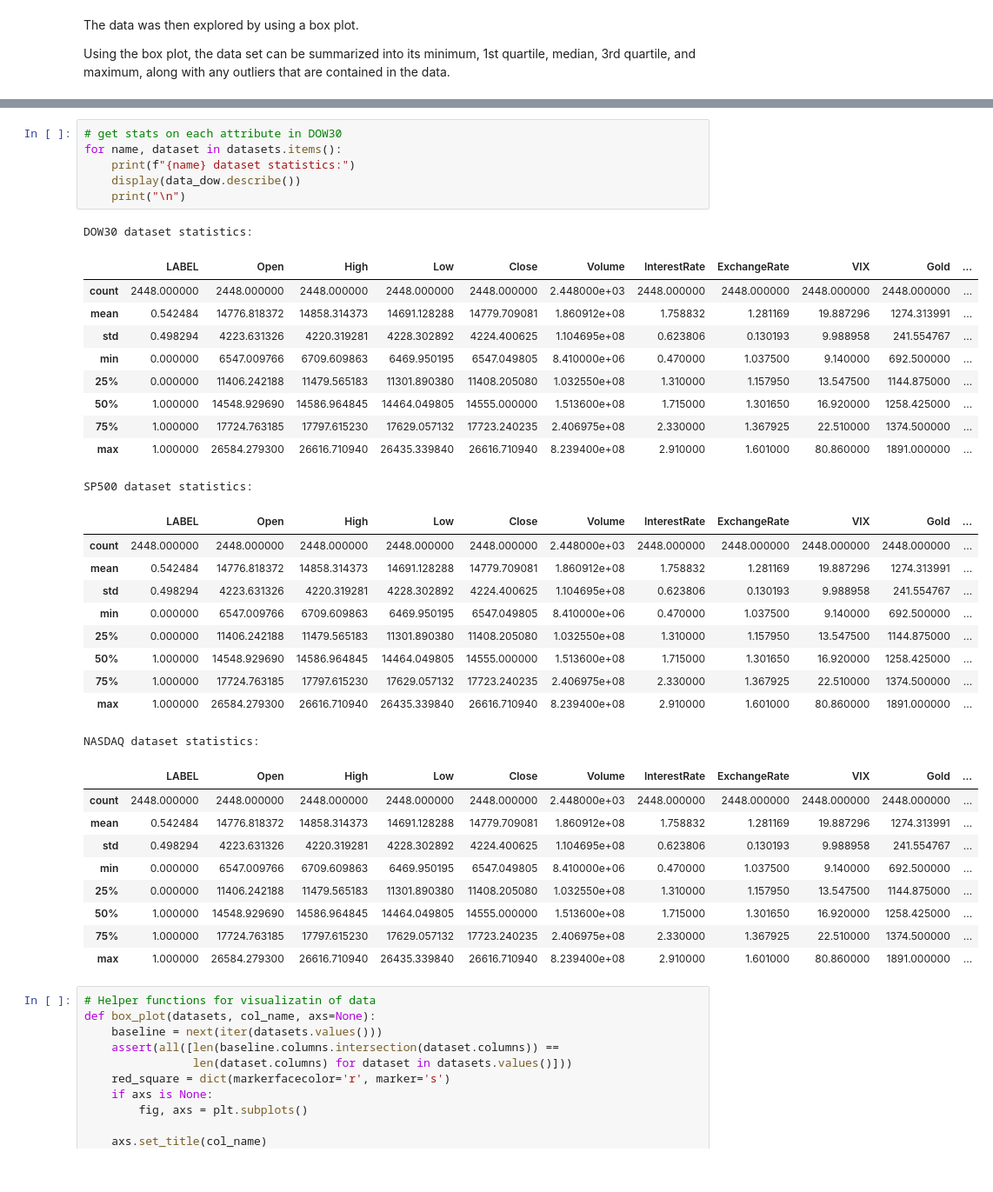
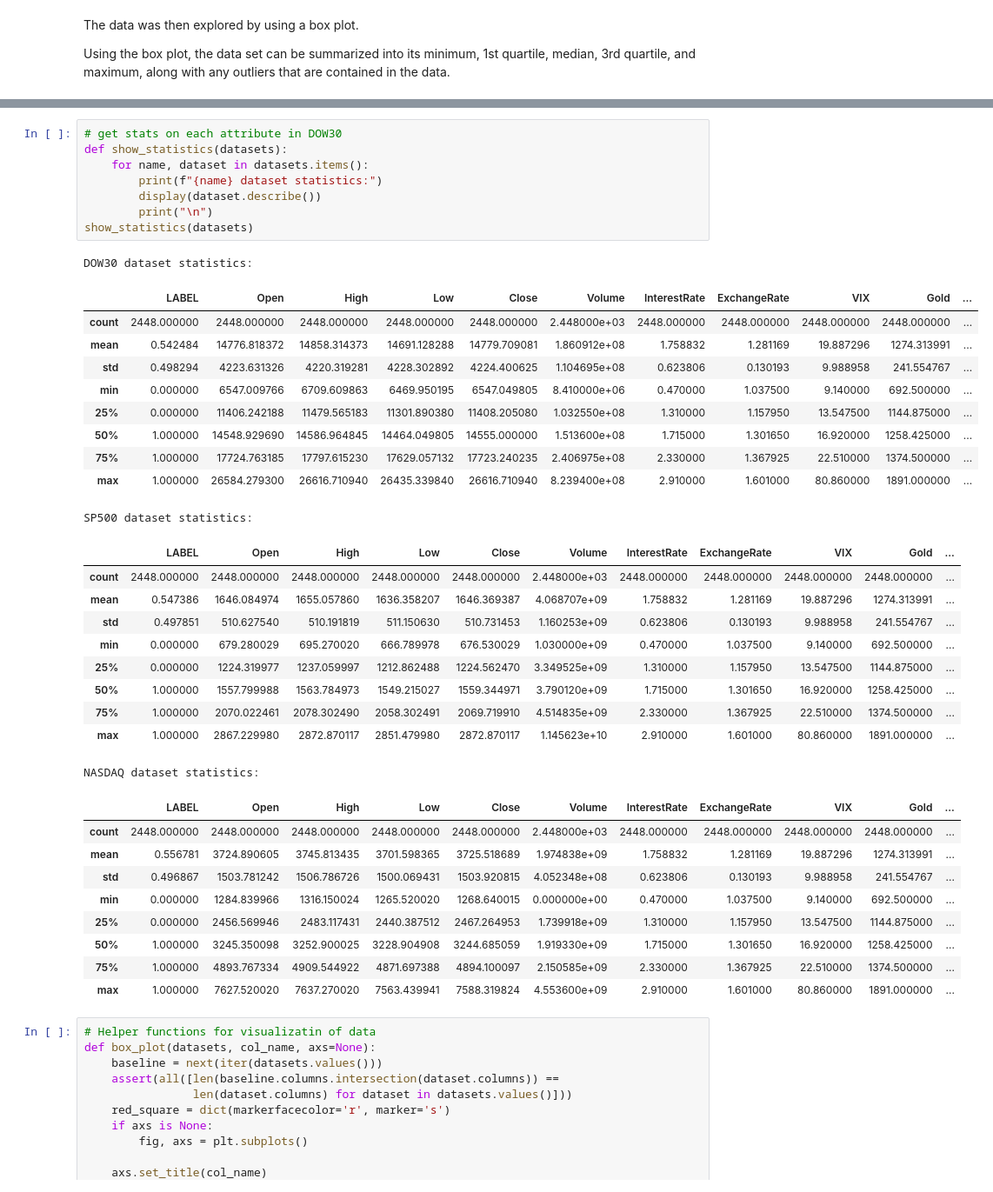
Before and after one commit to jesse-zou/CS363D-Final-Project, a Jupyter notebook: project.ipynb, the cells around one changed output, grey strips where cells are left out. Shown at 87% size. Drawn from its saved outputs; the diff is of its cells as text.

```diff
--- a/project.ipynb
+++ b/project.ipynb
@@ -156,41 +191,43 @@ Name: LABEL, dtype: int64
 There isn't a class inbalance since the amount of data with label 1 and label 0 are relatively close in each dataset.
 # %%
 # get stats on each attribute in DOW30
-for name, dataset in datasets.items():
-    print(f"{name} dataset statistics:")
-    display(data_dow.describe())
-    print("\n")
+def show_statistics(datasets):
+    for name, dataset in datasets.items():
+        print(f"{name} dataset statistics:")
+        display(dataset.describe())
+        print("\n")
+show_statistics(datasets)
 # %% [output]
 DOW30 dataset statistics:
 |  | LABEL | Open | High | Low | Close | Volume | InterestRate | ExchangeRate | VIX | Gold | ... |
 | count | 2448.000000 | 2448.000000 | 2448.000000 | 2448.000000 | 2448.000000 | 2.448000e+03 | 2448.000000 | 2448.000000 | 2448.000000 | 2448.000000 | ... |
 | mean | 0.542484 | 14776.818372 | 14858.314373 | 14691.128288 | 14779.709081 | 1.860912e+08 | 1.758832 | 1.281169 | 19.887296 | 1274.313991 | ... |
 | std | 0.498294 | 4223.631326 | 4220.319281 | 4228.302892 | 4224.400625 | 1.104695e+08 | 0.623806 | 0.130193 | 9.988958 | 241.554767 | ... |
 | min | 0.000000 | 6547.009766 | 6709.609863 | 6469.950195 | 6547.049805 | 8.410000e+06 | 0.470000 | 1.037500 | 9.140000 | 692.500000 | ... |
 | 25% | 0.000000 | 11406.242188 | 11479.565183 | 11301.890380 | 11408.205080 | 1.032550e+08 | 1.310000 | 1.157950 | 13.547500 | 1144.875000 | ... |
 | 50% | 1.000000 | 14548.929690 | 14586.964845 | 14464.049805 | 14555.000000 | 1.513600e+08 | 1.715000 | 1.301650 | 16.920000 | 1258.425000 | ... |
 | 75% | 1.000000 | 17724.763185 | 17797.615230 | 17629.057132 | 17723.240235 | 2.406975e+08 | 2.330000 | 1.367925 | 22.510000 | 1374.500000 | ... |
 | max | 1.000000 | 26584.279300 | 26616.710940 | 26435.339840 | 26616.710940 | 8.239400e+08 | 2.910000 | 1.601000 | 80.860000 | 1891.000000 | ... |
 SP500 dataset statistics:
 |  | LABEL | Open | High | Low | Close | Volume | InterestRate | ExchangeRate | VIX | Gold | ... |
 | count | 2448.000000 | 2448.000000 | 2448.000000 | 2448.000000 | 2448.000000 | 2.448000e+03 | 2448.000000 | 2448.000000 | 2448.000000 | 2448.000000 | ... |
-| mean | 0.542484 | 14776.818372 | 14858.314373 | 14691.128288 | 14779.709081 | 1.860912e+08 | 1.758832 | 1.281169 | 19.887296 | 1274.313991 | ... |
-| std | 0.498294 | 4223.631326 | 4220.319281 | 4228.302892 | 4224.400625 | 1.104695e+08 | 0.623806 | 0.130193 | 9.988958 | 241.554767 | ... |
-| min | 0.000000 | 6547.009766 | 6709.609863 | 6469.950195 | 6547.049805 | 8.410000e+06 | 0.470000 | 1.037500 | 9.140000 | 692.500000 | ... |
-| 25% | 0.000000 | 11406.242188 | 11479.565183 | 11301.890380 | 11408.205080 | 1.032550e+08 | 1.310000 | 1.157950 | 13.547500 | 1144.875000 | ... |
-| 50% | 1.000000 | 14548.929690 | 14586.964845 | 14464.049805 | 14555.000000 | 1.513600e+08 | 1.715000 | 1.301650 | 16.920000 | 1258.425000 | ... |
-| 75% | 1.000000 | 17724.763185 | 17797.615230 | 17629.057132 | 17723.240235 | 2.406975e+08 | 2.330000 | 1.367925 | 22.510000 | 1374.500000 | ... |
-| max | 1.000000 | 26584.279300 | 26616.710940 | 26435.339840 | 26616.710940 | 8.239400e+08 | 2.910000 | 1.601000 | 80.860000 | 1891.000000 | ... |
+| mean | 0.547386 | 1646.084974 | 1655.057860 | 1636.358207 | 1646.369387 | 4.068707e+09 | 1.758832 | 1.281169 | 19.887296 | 1274.313991 | ... |
+| std | 0.497851 | 510.627540 | 510.191819 | 511.150630 | 510.731453 | 1.160253e+09 | 0.623806 | 0.130193 | 9.988958 | 241.554767 | ... |
+| min | 0.000000 | 679.280029 | 695.270020 | 666.789978 | 676.530029 | 1.030000e+09 | 0.470000 | 1.037500 | 9.140000 | 692.500000 | ... |
+| 25% | 0.000000 | 1224.319977 | 1237.059997 | 1212.862488 | 1224.562470 | 3.349525e+09 | 1.310000 | 1.157950 | 13.547500 | 1144.875000 | ... |
+| 50% | 1.000000 | 1557.799988 | 1563.784973 | 1549.215027 | 1559.344971 | 3.790120e+09 | 1.715000 | 1.301650 | 16.920000 | 1258.425000 | ... |
+| 75% | 1.000000 | 2070.022461 | 2078.302490 | 2058.302491 | 2069.719910 | 4.514835e+09 | 2.330000 | 1.367925 | 22.510000 | 1374.500000 | ... |
+| max | 1.000000 | 2867.229980 | 2872.870117 | 2851.479980 | 2872.870117 | 1.145623e+10 | 2.910000 | 1.601000 | 80.860000 | 1891.000000 | ... |
 NASDAQ dataset statistics:
 |  | LABEL | Open | High | Low | Close | Volume | InterestRate | ExchangeRate | VIX | Gold | ... |
 | count | 2448.000000 | 2448.000000 | 2448.000000 | 2448.000000 | 2448.000000 | 2.448000e+03 | 2448.000000 | 2448.000000 | 2448.000000 | 2448.000000 | ... |
-| mean | 0.542484 | 14776.818372 | 14858.314373 | 14691.128288 | 14779.709081 | 1.860912e+08 | 1.758832 | 1.281169 | 19.887296 | 1274.313991 | ... |
-| std | 0.498294 | 4223.631326 | 4220.319281 | 4228.302892 | 4224.400625 | 1.104695e+08 | 0.623806 | 0.130193 | 9.988958 | 241.554767 | ... |
-| min | 0.000000 | 6547.009766 | 6709.609863 | 6469.950195 | 6547.049805 | 8.410000e+06 | 0.470000 | 1.037500 | 9.140000 | 692.500000 | ... |
-| 25% | 0.000000 | 11406.242188 | 11479.565183 | 11301.890380 | 11408.205080 | 1.032550e+08 | 1.310000 | 1.157950 | 13.547500 | 1144.875000 | ... |
-| 50% | 1.000000 | 14548.929690 | 14586.964845 | 14464.049805 | 14555.000000 | 1.513600e+08 | 1.715000 | 1.301650 | 16.920000 | 1258.425000 | ... |
-| 75% | 1.000000 | 17724.763185 | 17797.615230 | 17629.057132 | 17723.240235 | 2.406975e+08 | 2.330000 | 1.367925 | 22.510000 | 1374.500000 | ... |
-| max | 1.000000 | 26584.279300 | 26616.710940 | 26435.339840 | 26616.710940 | 8.239400e+08 | 2.910000 | 1.601000 | 80.860000 | 1891.000000 | ... |
+| mean | 0.556781 | 3724.890605 | 3745.813435 | 3701.598365 | 3725.518689 | 1.974838e+09 | 1.758832 | 1.281169 | 19.887296 | 1274.313991 | ... |
+| std | 0.496867 | 1503.781242 | 1506.786726 | 1500.069431 | 1503.920815 | 4.052348e+08 | 0.623806 | 0.130193 | 9.988958 | 241.554767 | ... |
+| min | 0.000000 | 1284.839966 | 1316.150024 | 1265.520020 | 1268.640015 | 0.000000e+00 | 0.470000 | 1.037500 | 9.140000 | 692.500000 | ... |
+| 25% | 0.000000 | 2456.569946 | 2483.117431 | 2440.387512 | 2467.264953 | 1.739918e+09 | 1.310000 | 1.157950 | 13.547500 | 1144.875000 | ... |
+| 50% | 1.000000 | 3245.350098 | 3252.900025 | 3228.904908 | 3244.685059 | 1.919330e+09 | 1.715000 | 1.301650 | 16.920000 | 1258.425000 | ... |
+| 75% | 1.000000 | 4893.767334 | 4909.544922 | 4871.697388 | 4894.100097 | 2.150585e+09 | 2.330000 | 1.367925 | 22.510000 | 1374.500000 | ... |
+| max | 1.000000 | 7627.520020 | 7637.270020 | 7563.439941 | 7588.319824 | 4.553600e+09 | 2.910000 | 1.601000 | 80.860000 | 1891.000000 | ... |
 # %%
 # Helper functions for visualizatin of data
 def box_plot(datasets, col_name, axs=None):
```
Also changed, not shown: parts of 16 cells of this notebook.
